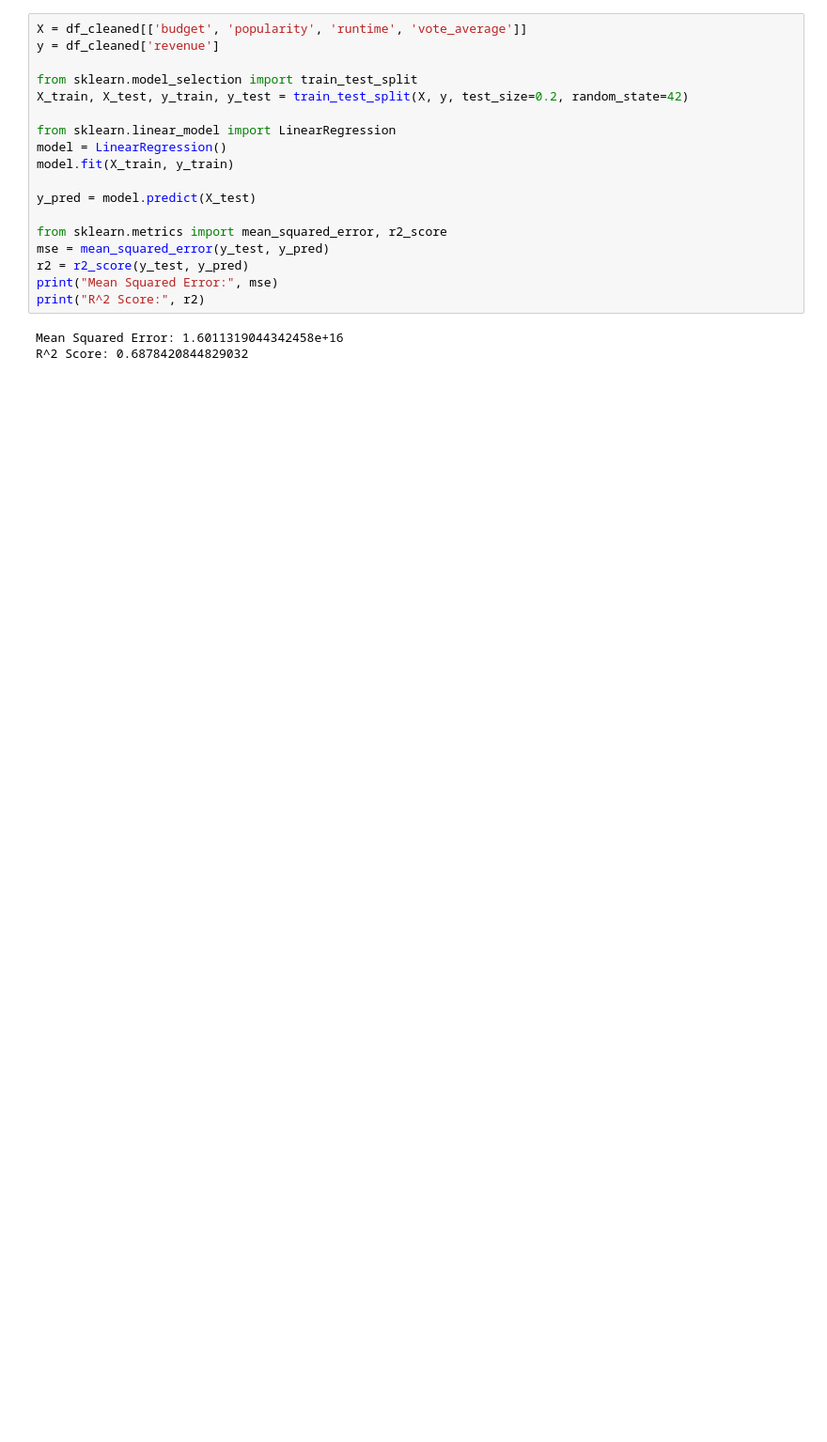
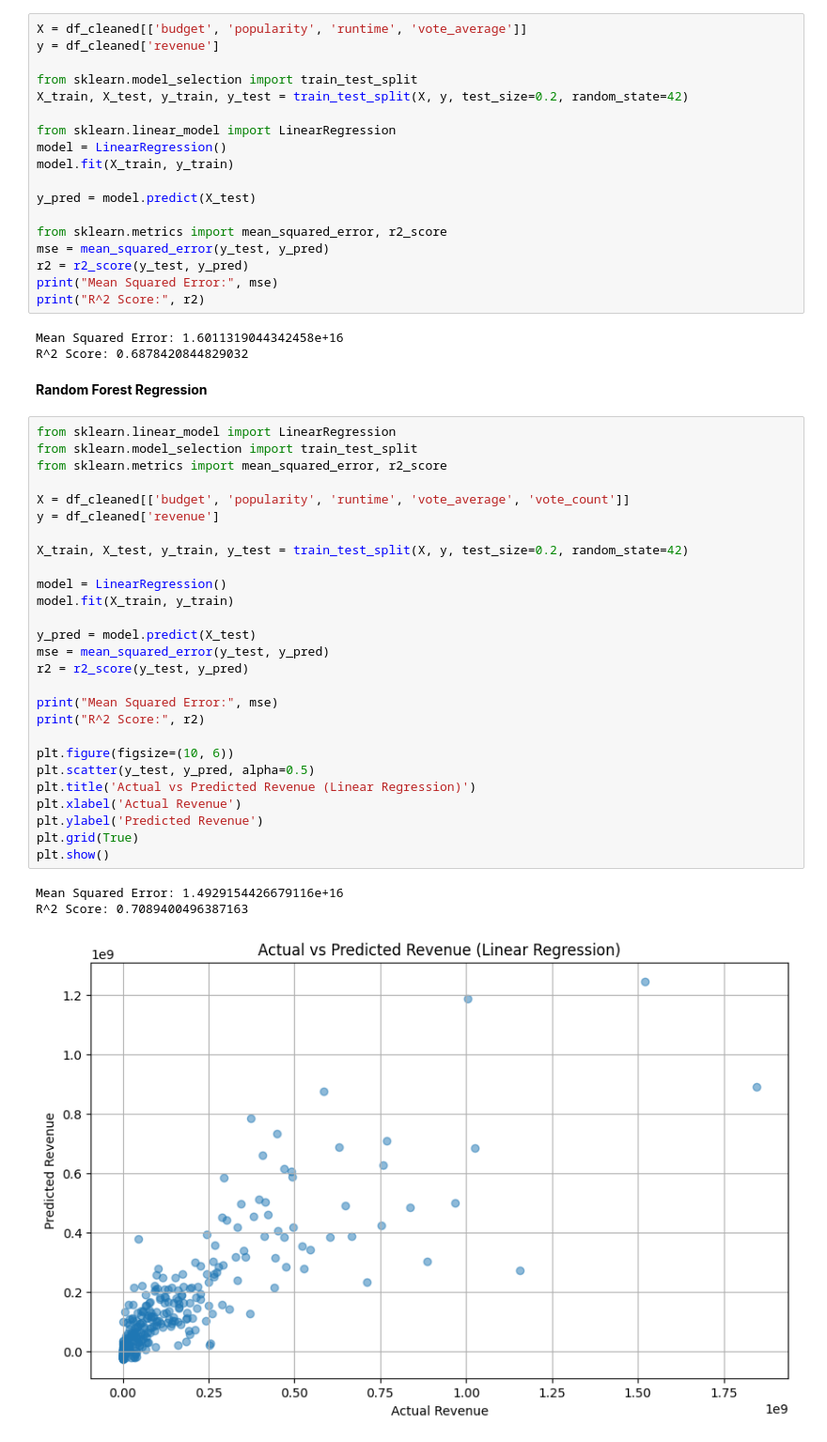
Before and after one commit to krishnachovatiya/automatic-octo-fortnight, a Jupyter notebook: movie(new).ipynb, the cells around one changed output. Shown at 94% size. Cells and saved outputs as stored; diff of their text form; blank space fills up the shorter version.

```diff
--- a/movie(new).ipynb
+++ b/movie(new).ipynb
@@ -258,3 +244,36 @@ print("R^2 Score:", r2)
 # %% [output]
 Mean Squared Error: 1.6011319044342458e+16
 R^2 Score: 0.6878420844829032
+# %% [markdown]
+**Random Forest Regression**
+# %%
+from sklearn.linear_model import LinearRegression
+from sklearn.model_selection import train_test_split
+from sklearn.metrics import mean_squared_error, r2_score
+
+X = df_cleaned[['budget', 'popularity', 'runtime', 'vote_average', 'vote_count']]
+y = df_cleaned['revenue']
+
+X_train, X_test, y_train, y_test = train_test_split(X, y, test_size=0.2, random_state=42)
+
+model = LinearRegression()
+model.fit(X_train, y_train)
+
+y_pred = model.predict(X_test)
+mse = mean_squared_error(y_test, y_pred)
+r2 = r2_score(y_test, y_pred)
+
+print("Mean Squared Error:", mse)
+print("R^2 Score:", r2)
+
+plt.figure(figsize=(10, 6))
+plt.scatter(y_test, y_pred, alpha=0.5)
+plt.title('Actual vs Predicted Revenue (Linear Regression)')
+plt.xlabel('Actual Revenue')
+plt.ylabel('Predicted Revenue')
+plt.grid(True)
+plt.show()
+# %% [output]
+Mean Squared Error: 1.4929154426679116e+16
+R^2 Score: 0.7089400496387163
+[figure, added]
```
Also changed, not shown: parts of 7 cells of this notebook.
